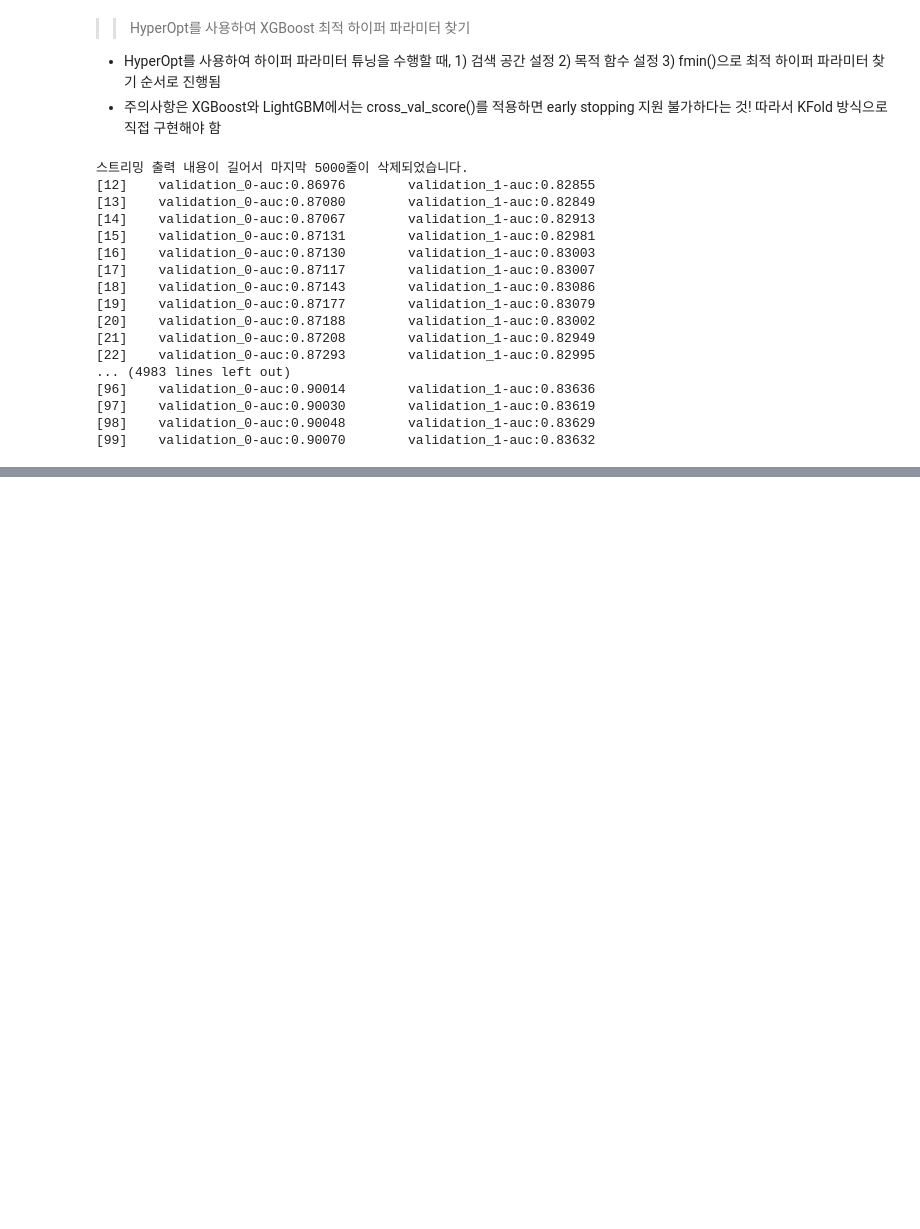
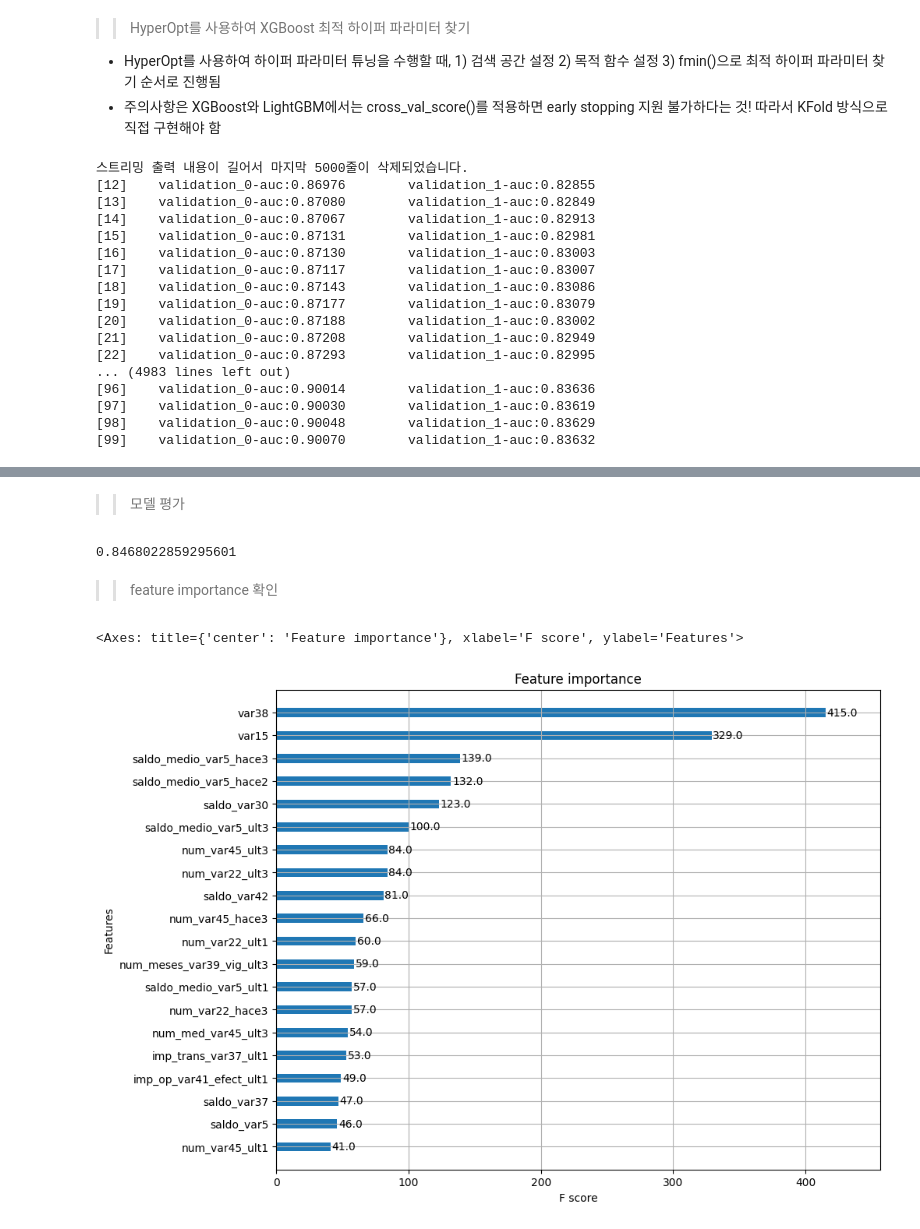
Before and after one commit to Min0469/GyeongilMin, a Jupyter notebook: Untitled7.ipynb, the cells around one changed output, grey strips where cells are left out. Drawn from its saved outputs; the diff is of its cells as text; code cells hidden in the pictures; blank space fills up the shorter version.

```diff
--- a/Untitled7.ipynb
+++ b/Untitled7.ipynb
@@ -229,0 +232,9 @@ best = fmin(
+# %%
+## 획득한 최적의 하이퍼 파라미터를 이용하여 모델 선언
+xgb_wrapper = XGBClassifier(
+    n_estimators=500,
+    learning_rate=round(best['learning_rate'], 5),
+    max_depth=int(best['max_depth']),
+    min_child_weight=int(best['min_child_weight']),
+    colsample_bytree=round(best['colsample_bytree'], 5)
+)
@@ -229,0 +243,7 @@ best = fmin(
+# %%
+xgb_wrapper.fit(
+    X_tr, y_tr,
+    early_stopping_rounds=100,  # 올바른 매개변수 이름 사용
+    eval_metric='auc',
+    eval_set=[(X_tr, y_tr), (X_test, y_test)]
+)
@@ -229,0 +279,26 @@ best = fmin(
+# %% [markdown]
+>> 모델 평가
+# %%
+xgb_roc_score = roc_auc_score(
+    y_test,
+    xgb_wrapper.predict_proba(X_test)[:, 1]
+)
+
+xgb_roc_score
+# %% [output]
+0.8468022859295601
+# %% [markdown]
+>> feature importance 확인
+# %%
+from xgboost import plot_importance
+import matplotlib.pyplot as plt
+
+fig, ax = plt.subplots(1, 1, figsize=(10, 8))
+plot_importance(xgb_wrapper,
+                ax=ax,
+                max_num_features=20,
+                height=0.4,
+                )
+# %% [output]
+<Axes: title={'center': 'Feature importance'}, xlabel='F score', ylabel='Features'>
+[figure, added]
```
Also changed, not shown: parts of 3 cells of this notebook.
